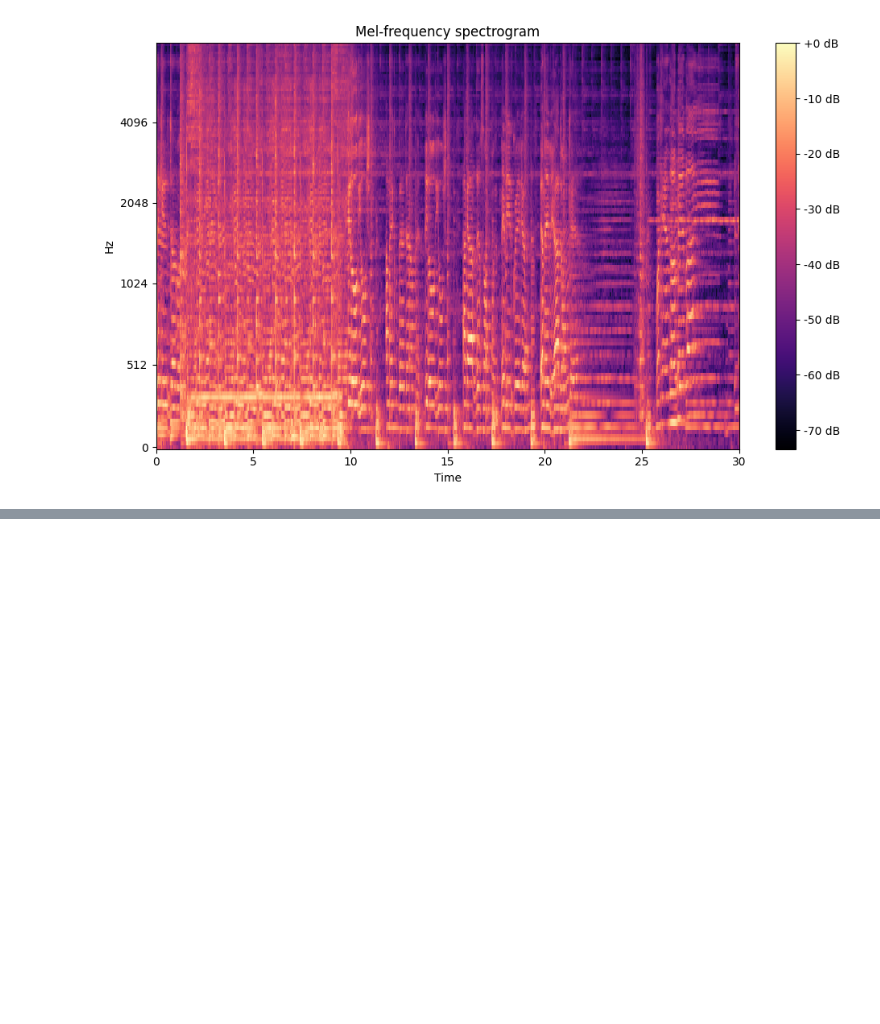
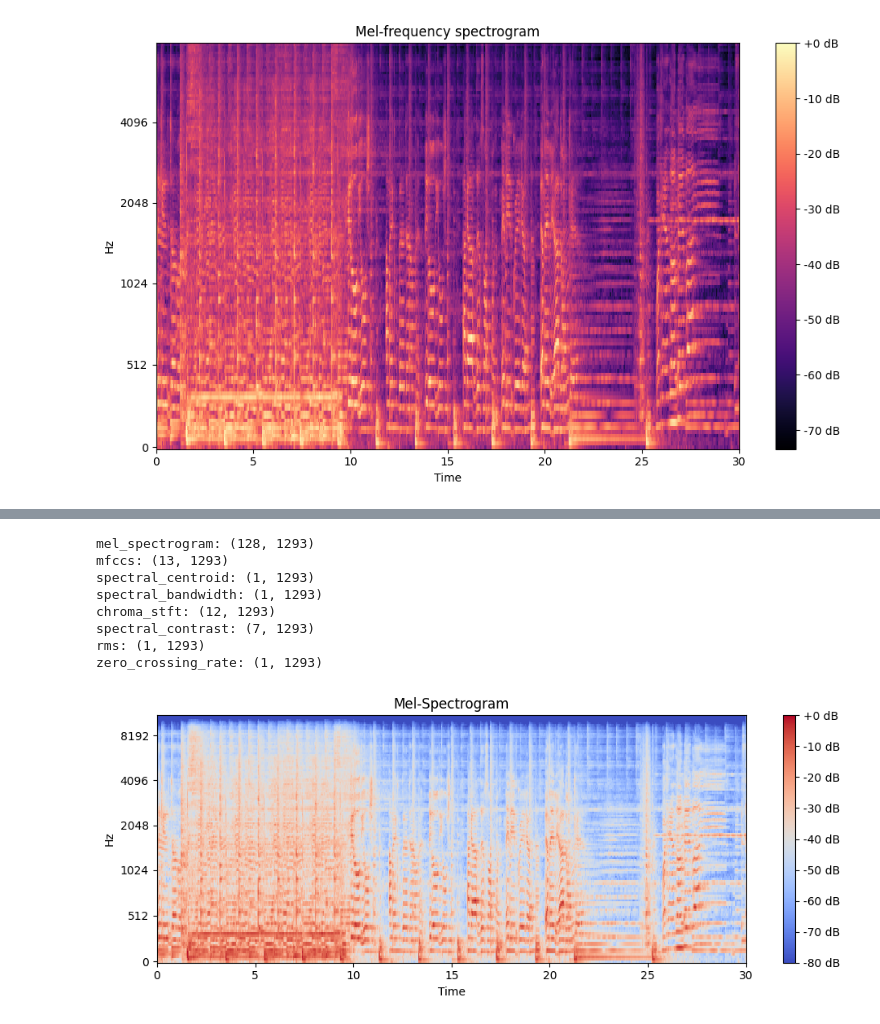
Before and after one commit to MLGalusha/spectrogram_creation, a Jupyter notebook: spectrogram_creation.ipynb, the cells around one changed output, grey strips where cells are left out. Cells and saved outputs as stored; diff of their text form; code cells hidden in the pictures; blank space fills up the shorter version.

Commit message:
messing around with spectrograms

```diff
--- a/spectrogram_creation.ipynb
+++ b/spectrogram_creation.ipynb
@@ -25,0 +78,59 @@ plt.show()
+# %%
+# 1. Mel-Spectrogram
+mel_spectrogram = librosa.feature.melspectrogram(y=y, sr=sr, n_mels=128)
+mel_spectrogram_db = librosa.power_to_db(mel_spectrogram, ref=np.max)
+
+# 2. MFCCs (Mel Frequency Cepstral Coefficients)
+mfccs = librosa.feature.mfcc(y=y, sr=sr, n_mfcc=13)
+
+# 3. Spectral Centroid (represents brightness)
+spectral_centroid = librosa.feature.spectral_centroid(y=y, sr=sr)
+
+# 4. Spectral Bandwidth
+spectral_bandwidth = librosa.feature.spectral_bandwidth(y=y, sr=sr)
+
+# 5. Chroma STFT (represents pitch classes)
+chroma_stft = librosa.feature.chroma_stft(y=y, sr=sr)
+
+# 6. Spectral Contrast (difference between peaks and valleys in the spectrum)
+spectral_contrast = librosa.feature.spectral_contrast(y=y, sr=sr)
+
+# 7. Root Mean Square Energy (RMS)
+rms = librosa.feature.rms(y=y)
+
+# 8. Zero Crossing Rate (how often the signal crosses zero)
+zero_crossing_rate = librosa.feature.zero_crossing_rate(y)
+
+# Create a dictionary to store the extracted features
+features = {
+    'mel_spectrogram': mel_spectrogram,
+    'mfccs': mfccs,
+    'spectral_centroid': spectral_centroid,
+    'spectral_bandwidth': spectral_bandwidth,
+    'chroma_stft': chroma_stft,
+    'spectral_contrast': spectral_contrast,
+    'rms': rms,
+    'zero_crossing_rate': zero_crossing_rate
+}
+
+# Displaying Shapes of Features
+for feature_name, feature_values in features.items():
+    print(f"{feature_name}: {feature_values.shape}")
+
+# You can also visualize the features
+plt.figure(figsize=(10, 4))
+librosa.display.specshow(mel_spectrogram_db, sr=sr, x_axis='time', y_axis='mel', cmap='coolwarm')
+plt.colorbar(format='%+2.0f dB')
+plt.title('Mel-Spectrogram')
+plt.tight_layout()
+plt.show()
+# %% [output]
+mel_spectrogram: (128, 1293)
+mfccs: (13, 1293)
+spectral_centroid: (1, 1293)
+spectral_bandwidth: (1, 1293)
+chroma_stft: (12, 1293)
+spectral_contrast: (7, 1293)
+rms: (1, 1293)
+zero_crossing_rate: (1, 1293)
+[figure, added]
```
Also changed, not shown: parts of 3 cells of this notebook.
